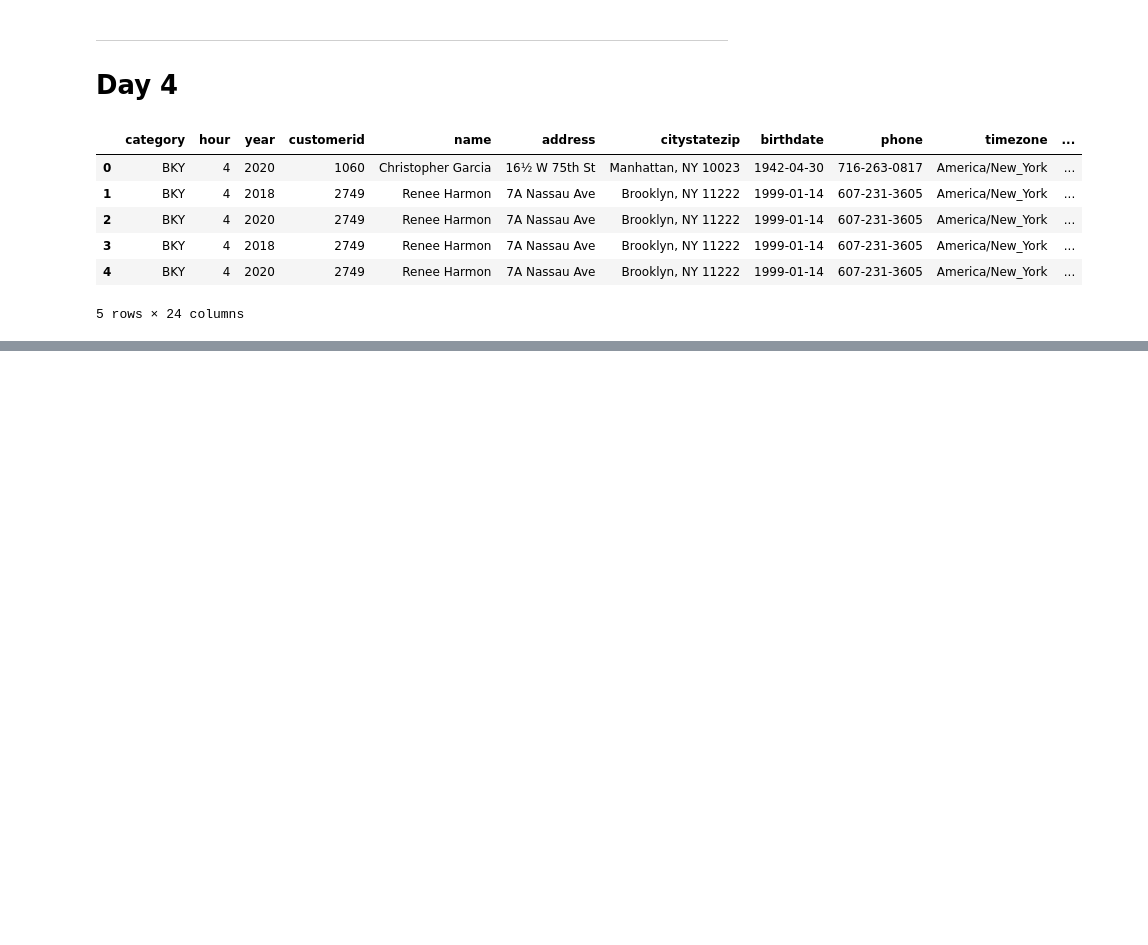
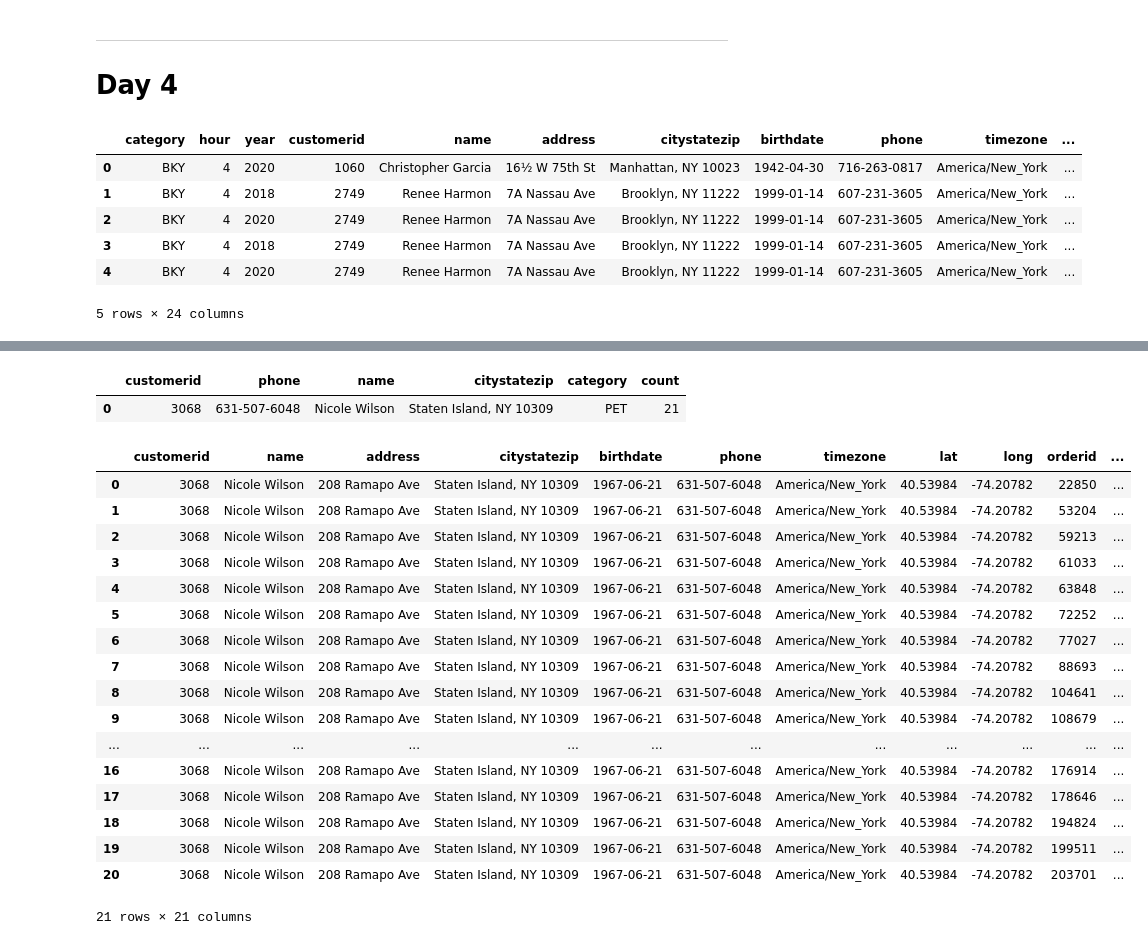
Before and after one commit to akre54/hanukkah-of-data-2023, a Jupyter notebook: Hanukkah of Data 2023 - Noahs Rug.ipynb, the cells around one changed output, grey strips where cells are left out. Cells and saved outputs as stored; diff of their text form; code cells hidden in the pictures; blank space fills up the shorter version.

```diff
--- a/Hanukkah of Data 2023 - Noahs Rug.ipynb
+++ b/Hanukkah of Data 2023 - Noahs Rug.ipynb
@@ -366,0 +415,61 @@ JOIN products ON (orders_items.sku = products.sku)
+# %%
+# Paging through a few of the top results, we see that most of them only buy a quantity of 1 or so.
+# If we add another filter for qty > 2 (she usually buys 7, 8, 9 or 10 of cat food).
+
+# It seems that the other items in the description, plastic bags and a Noah's Sweatshirt were a red herring
+
+duckdb.sql("""
+SELECT
+customers.customerid,
+customers.phone,
+customers.name,
+customers.citystatezip,
+-- products.desc,
+substring(products.sku, 0, 4) AS category,
+count(*) AS count
+-- customers.*, orders.*, orders_items.qty, orders_items.unit_price, products.*
+FROM orders
+JOIN customers ON (orders.customerid = customers.customerid)
+JOIN orders_items ON (orders.orderid = orders_items.orderid)
+JOIN products ON (orders_items.sku = products.sku)
+WHERE citystatezip LIKE '%Staten%'
+AND products.desc ILIKE '%cat%'
+AND qty > 2
+GROUP BY ALL
+ORDER BY count desc
+""").df()
+# %% [output]
+|  | customerid | phone | name | citystatezip | category | count |
+| 0 | 3068 | 631-507-6048 | Nicole Wilson | Staten Island, NY 10309 | PET | 21 |
+# %%
+# We can verify a few of her purchases by using her customer id
+
+duckdb.sql("""
+SELECT
+customers.*, orders.*, orders_items.qty, orders_items.unit_price, products.*
+FROM orders
+JOIN customers ON (orders.customerid = customers.customerid)
+JOIN orders_items ON (orders.orderid = orders_items.orderid)
+JOIN products ON (orders_items.sku = products.sku)
+WHERE customers.customerid = 3068
+ORDER BY ordered
+""").df()
+# %% [output]
+|  | customerid | name | address | citystatezip | birthdate | phone | timezone | lat | long | orderid | ... |
+| 0 | 3068 | Nicole Wilson | 208 Ramapo Ave | Staten Island, NY 10309 | 1967-06-21 | 631-507-6048 | America/New_York | 40.53984 | -74.20782 | 22850 | ... |
+| 1 | 3068 | Nicole Wilson | 208 Ramapo Ave | Staten Island, NY 10309 | 1967-06-21 | 631-507-6048 | America/New_York | 40.53984 | -74.20782 | 53204 | ... |
+| 2 | 3068 | Nicole Wilson | 208 Ramapo Ave | Staten Island, NY 10309 | 1967-06-21 | 631-507-6048 | America/New_York | 40.53984 | -74.20782 | 59213 | ... |
+| 3 | 3068 | Nicole Wilson | 208 Ramapo Ave | Staten Island, NY 10309 | 1967-06-21 | 631-507-6048 | America/New_York | 40.53984 | -74.20782 | 61033 | ... |
+| 4 | 3068 | Nicole Wilson | 208 Ramapo Ave | Staten Island, NY 10309 | 1967-06-21 | 631-507-6048 | America/New_York | 40.53984 | -74.20782 | 63848 | ... |
+| 5 | 3068 | Nicole Wilson | 208 Ramapo Ave | Staten Island, NY 10309 | 1967-06-21 | 631-507-6048 | America/New_York | 40.53984 | -74.20782 | 72252 | ... |
+| 6 | 3068 | Nicole Wilson | 208 Ramapo Ave | Staten Island, NY 10309 | 1967-06-21 | 631-507-6048 | America/New_York | 40.53984 | -74.20782 | 77027 | ... |
+| 7 | 3068 | Nicole Wilson | 208 Ramapo Ave | Staten Island, NY 10309 | 1967-06-21 | 631-507-6048 | America/New_York | 40.53984 | -74.20782 | 88693 | ... |
+| 8 | 3068 | Nicole Wilson | 208 Ramapo Ave | Staten Island, NY 10309 | 1967-06-21 | 631-507-6048 | America/New_York | 40.53984 | -74.20782 | 104641 | ... |
+| 9 | 3068 | Nicole Wilson | 208 Ramapo Ave | Staten Island, NY 10309 | 1967-06-21 | 631-507-6048 | America/New_York | 40.53984 | -74.20782 | 108679 | ... |
+| ... | ... | ... | ... | ... | ... | ... | ... | ... | ... | ... | ... |
+| 16 | 3068 | Nicole Wilson | 208 Ramapo Ave | Staten Island, NY 10309 | 1967-06-21 | 631-507-6048 | America/New_York | 40.53984 | -74.20782 | 176914 | ... |
+| 17 | 3068 | Nicole Wilson | 208 Ramapo Ave | Staten Island, NY 10309 | 1967-06-21 | 631-507-6048 | America/New_York | 40.53984 | -74.20782 | 178646 | ... |
+| 18 | 3068 | Nicole Wilson | 208 Ramapo Ave | Staten Island, NY 10309 | 1967-06-21 | 631-507-6048 | America/New_York | 40.53984 | -74.20782 | 194824 | ... |
+| 19 | 3068 | Nicole Wilson | 208 Ramapo Ave | Staten Island, NY 10309 | 1967-06-21 | 631-507-6048 | America/New_York | 40.53984 | -74.20782 | 199511 | ... |
+| 20 | 3068 | Nicole Wilson | 208 Ramapo Ave | Staten Island, NY 10309 | 1967-06-21 | 631-507-6048 | America/New_York | 40.53984 | -74.20782 | 203701 | ... |
+21 rows × 21 columns
```
Also changed, not shown: parts of 9 cells of this notebook.
